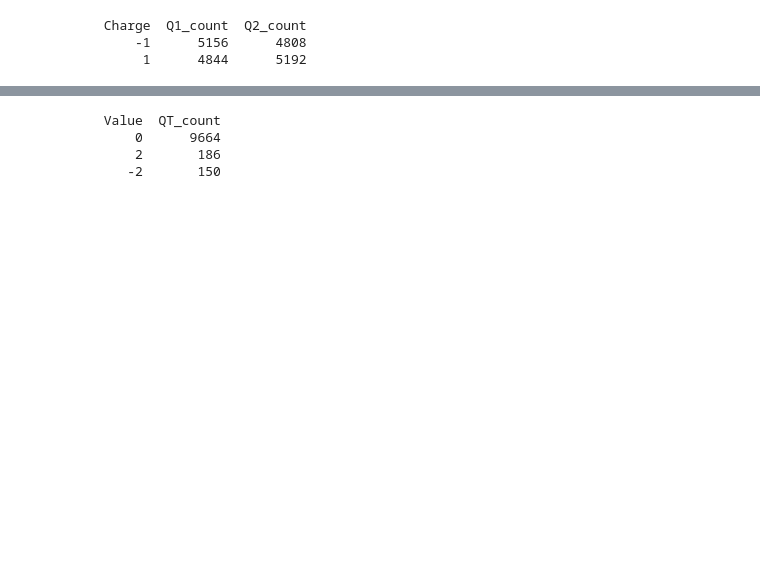
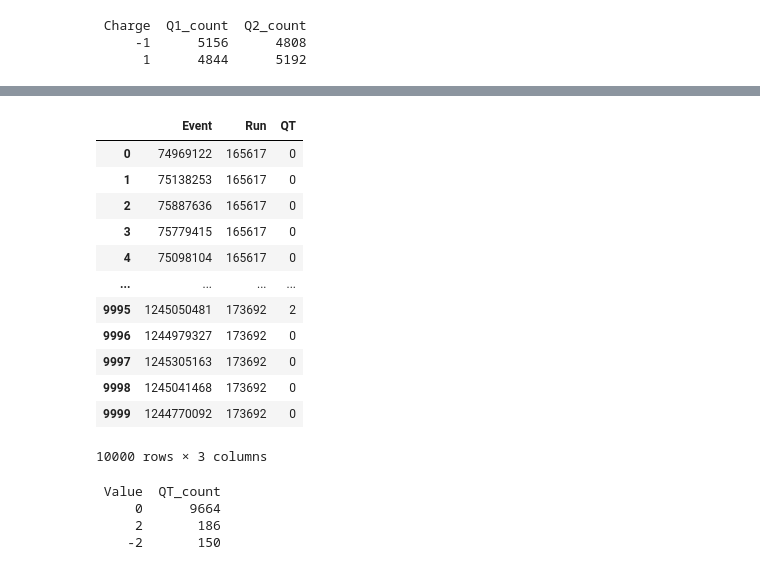
Before and after one commit to ProgramasParaFisicaDeParticulas/lecturadedatosabiertoscmszmumu-MPM-cvr, a Jupyter notebook: CMSOpenDataZtoMuMu.ipynb, the cells around one changed output, grey strips where cells are left out. Saved outputs shown, nothing was run; the diff lists cells and outputs as text; code cells hidden in the pictures; blank space fills up the shorter version.

```diff
--- a/CMSOpenDataZtoMuMu.ipynb
+++ b/CMSOpenDataZtoMuMu.ipynb
@@ -150,0 +97,36 @@ print(table2.to_string(index=False))
+# %%
+particles["Q1"] = particles["Q1"].astype(int)
+particles["Q2"] = particles["Q2"].astype(int)
+
+# Cargar solo los valores de carga esperados (-1 y 1)
+charges = [-1, 1]
+q1_df = particles[particles["Q1"].isin(charges)]
+q2_df = particles[particles["Q2"].isin(charges)]
+
+# Histograma para Q1
+fig_q1 = px.histogram(
+    q1_df,
+    x="Q1",
+    category_orders={"Q1": charges},
+    labels={"Q1": "Carga", "count": "Frecuencia"},
+    title="Histograma de Q1",
+    color_discrete_sequence=["#636EFA"],
+    opacity=0.8
+)
+fig_q1.update_layout(xaxis_title="Carga", yaxis_title="Frecuencia", width=500, height=500,
+    bargap=0.2)
+fig_q1.show()
+
+# Histograma para Q2
+fig_q2 = px.histogram(
+    q2_df,
+    x="Q2",
+    category_orders={"Q2": charges},
+    labels={"Q2": "Carga", "count": "Frecuencia"},
+    title="Histograma de Q2",
+    color_discrete_sequence=["#636EFA"],
+    opacity=0.8
+)
+fig_q2.update_layout(xaxis_title="Carga", yaxis_title="Frecuencia", width=500, height=500,
+    bargap=0.2)
+fig_q2.show()
@@ -151,3 +136,22 @@ print(table2.to_string(index=False))
+# %%
+
+df['QT'] = particles['Q1'] + particles['Q2']
+
+df[["Event","Run","QT"]]
+# %% [output]
+|  | Event | Run | QT |
+| 0 | 74969122 | 165617 | 0 |
+| 1 | 75138253 | 165617 | 0 |
+| 2 | 75887636 | 165617 | 0 |
+| 3 | 75779415 | 165617 | 0 |
+| 4 | 75098104 | 165617 | 0 |
+| ... | ... | ... | ... |
+| 9995 | 1245050481 | 173692 | 2 |
+| 9996 | 1244979327 | 173692 | 0 |
+| 9997 | 1245305163 | 173692 | 0 |
+| 9998 | 1245041468 | 173692 | 0 |
+| 9999 | 1244770092 | 173692 | 0 |
+10000 rows × 3 columns
 # %%
 # Cuenta cada valor de Q1 y Q2 por separado
 QT = df["QT"].value_counts().sort_index() # Series: índice = carga, valor = frecuencia
```
Also changed, not shown: parts of 9 cells of this notebook.
